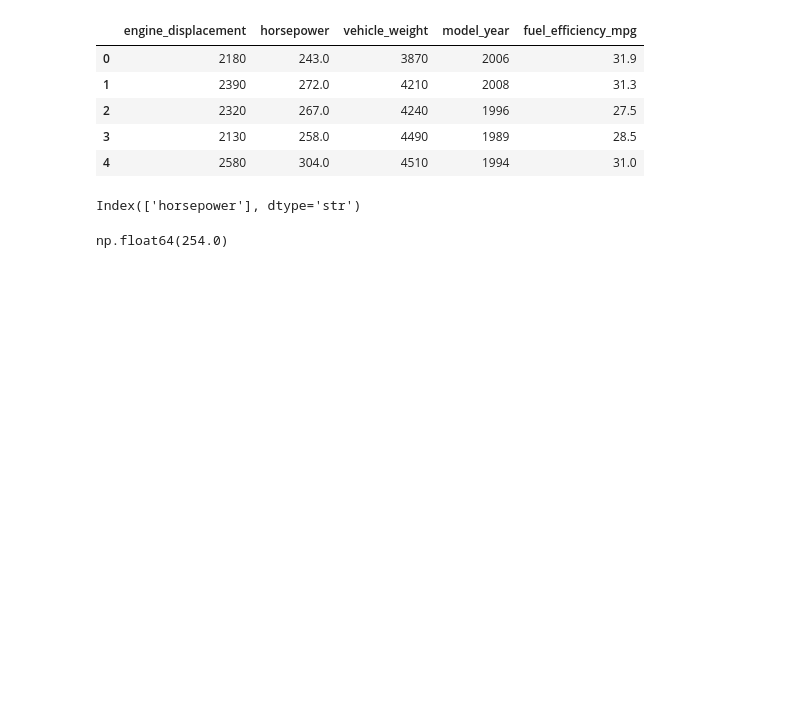
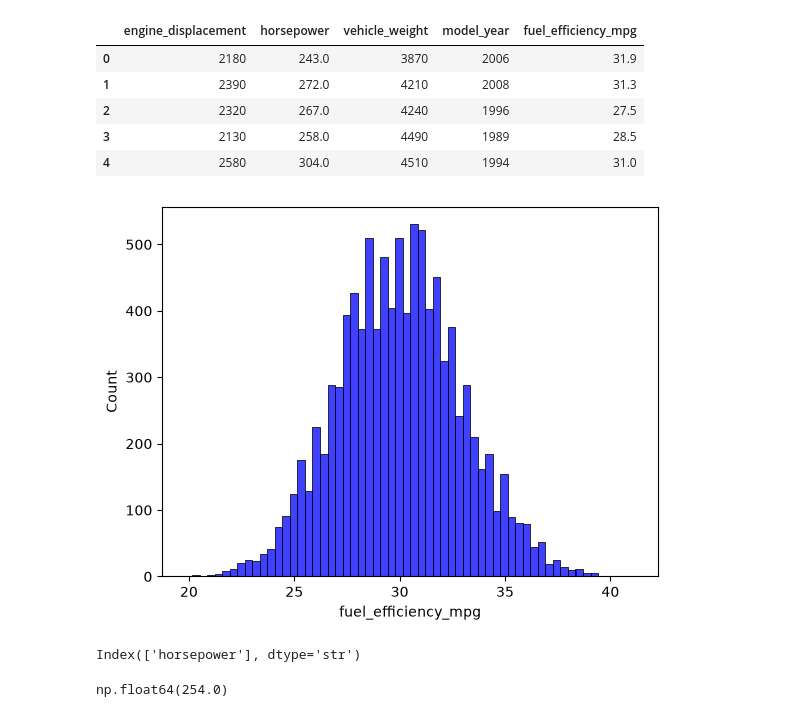
Before and after one commit to EldritchKitsch/ml-zoomcamp-homework, a Jupyter notebook: 02-regression/homework.ipynb, the cells around one changed output. Cells and saved outputs as stored; diff of their text form; code cells hidden in the pictures; blank space fills up the shorter version.

```diff
--- a/02-regression/homework.ipynb
+++ b/02-regression/homework.ipynb
@@ -14,6 +18,9 @@ df.head()
 | 4 | 2580 | 304.0 | 4510 | 1994 | 31.0 |
 # %%
 # EDA: Look at the `fuel_efficiency_mpg` variable. Does it have a long tail?
+sns.histplot(df.fuel_efficiency_mpg, color='blue');
+# %% [output]
+[figure, added]
 # %%
 # Question 1: There's one column with missing values. What is it?
 df.columns[len(df) - df.count() != 0]
```
Also changed, not shown: parts of 7 cells of this notebook.
